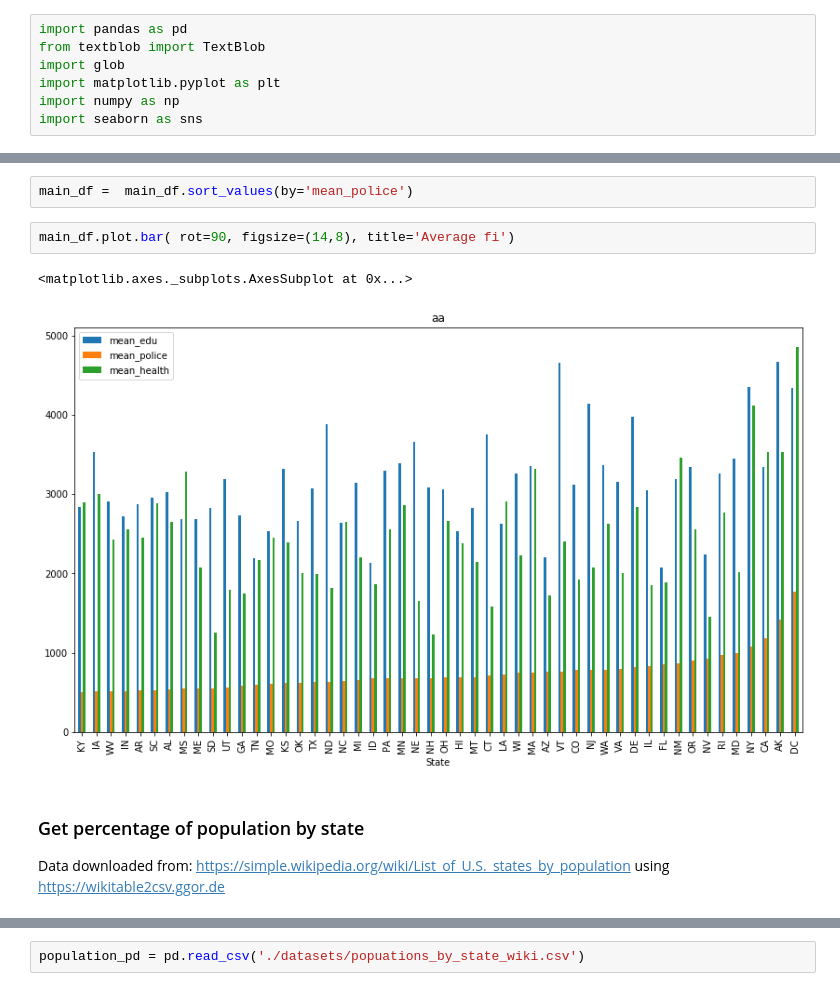
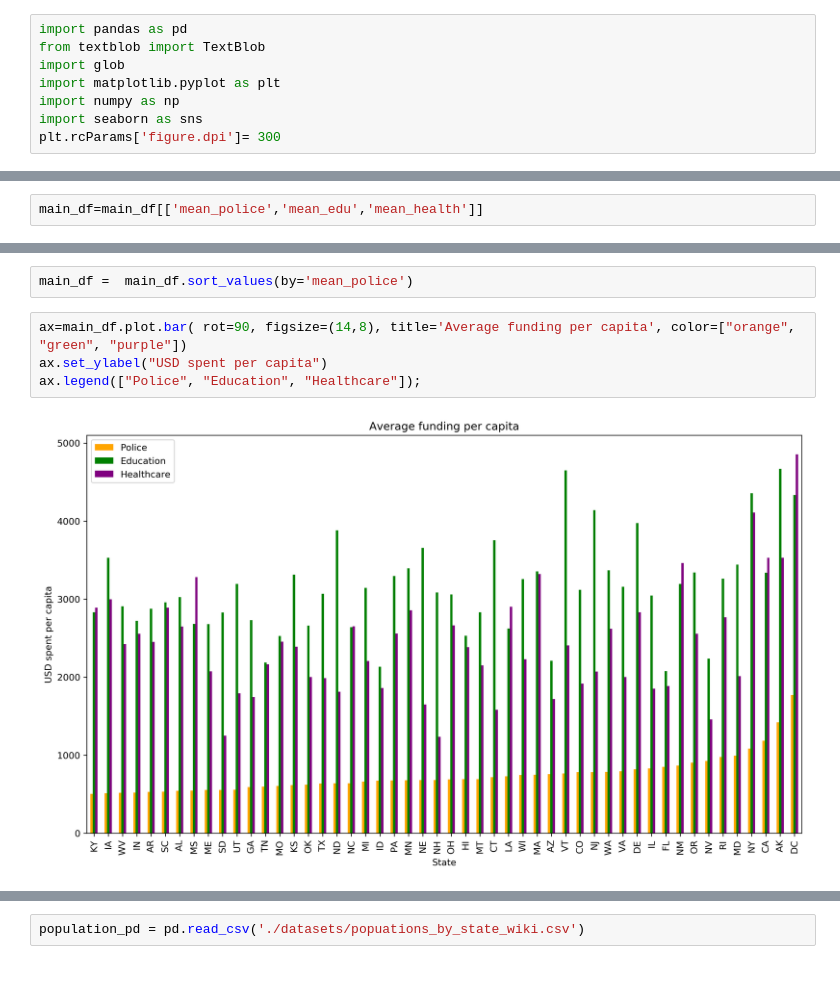
Before and after one commit to epfl-ada/ada-2020-project-milestone-p3-p3_badass, a Jupyter notebook: gov_spending_killings.ipynb, the cells around one changed output, grey strips where cells are left out. Saved outputs shown, nothing was run; the diff lists cells and outputs as text.

```diff
--- a/gov_spending_killings.ipynb
+++ b/gov_spending_killings.ipynb
@@ -5,6 +5,7 @@ import glob
 import matplotlib.pyplot as plt
 import numpy as np
 import seaborn as sns
+plt.rcParams['figure.dpi']= 300
 # %% [markdown]
 Let's start by loading the data of the government killings in the US. Every year/sector is in a separate file, so let's load them one by one, and also perform some quick cleaning while loading them.
 # %%
@@ -97,16 +98,15 @@ main_df.head()
 | AZ | 2209.9375 | 757.7875 | 1721.4500 |
 | AR | 2877.7125 | 529.2500 | 2451.8375 |
 | CA | 3338.5500 | 1185.1375 | 3530.4750 |
+# %%
+main_df=main_df[['mean_police','mean_edu','mean_health']]
 # %% [markdown]
 Great! The first dataset is ready. Let's quickly visualize the data we have, by sorting on the average police funding in every state.
 # %%
 main_df =  main_df.sort_values(by='mean_police')
 # %%
-main_df.plot.bar( rot=90, figsize=(14,8), title='Average fi')
+ax=main_df.plot.bar( rot=90, figsize=(14,8), title='Average funding per capita', color=["orange", "green", "purple"])
+ax.set_ylabel("USD spent per capita")
+ax.legend(["Police", "Education", "Healthcare"]);
 # %% [output]
-<matplotlib.axes._subplots.AxesSubplot at 0x...>
-[figure, old version]
+[figure, new version]
-# %% [markdown]
-### Get percentage of population by state
-
-Data downloaded from: https://simple.wikipedia.org/wiki/List_of_U.S._states_by_population using https://wikitable2csv.ggor.de
```
Also changed, not shown: parts of 29 cells of this notebook.
